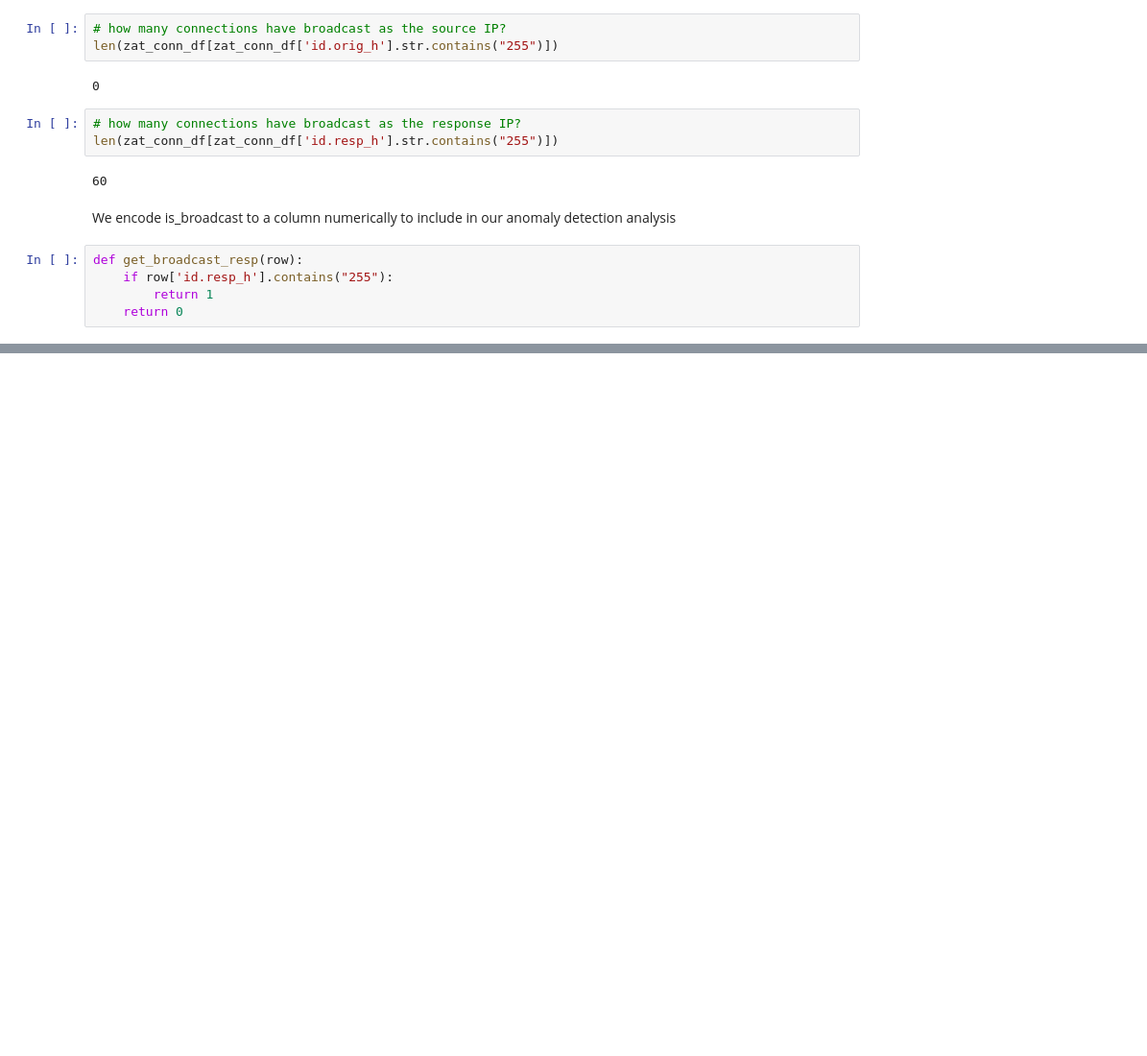
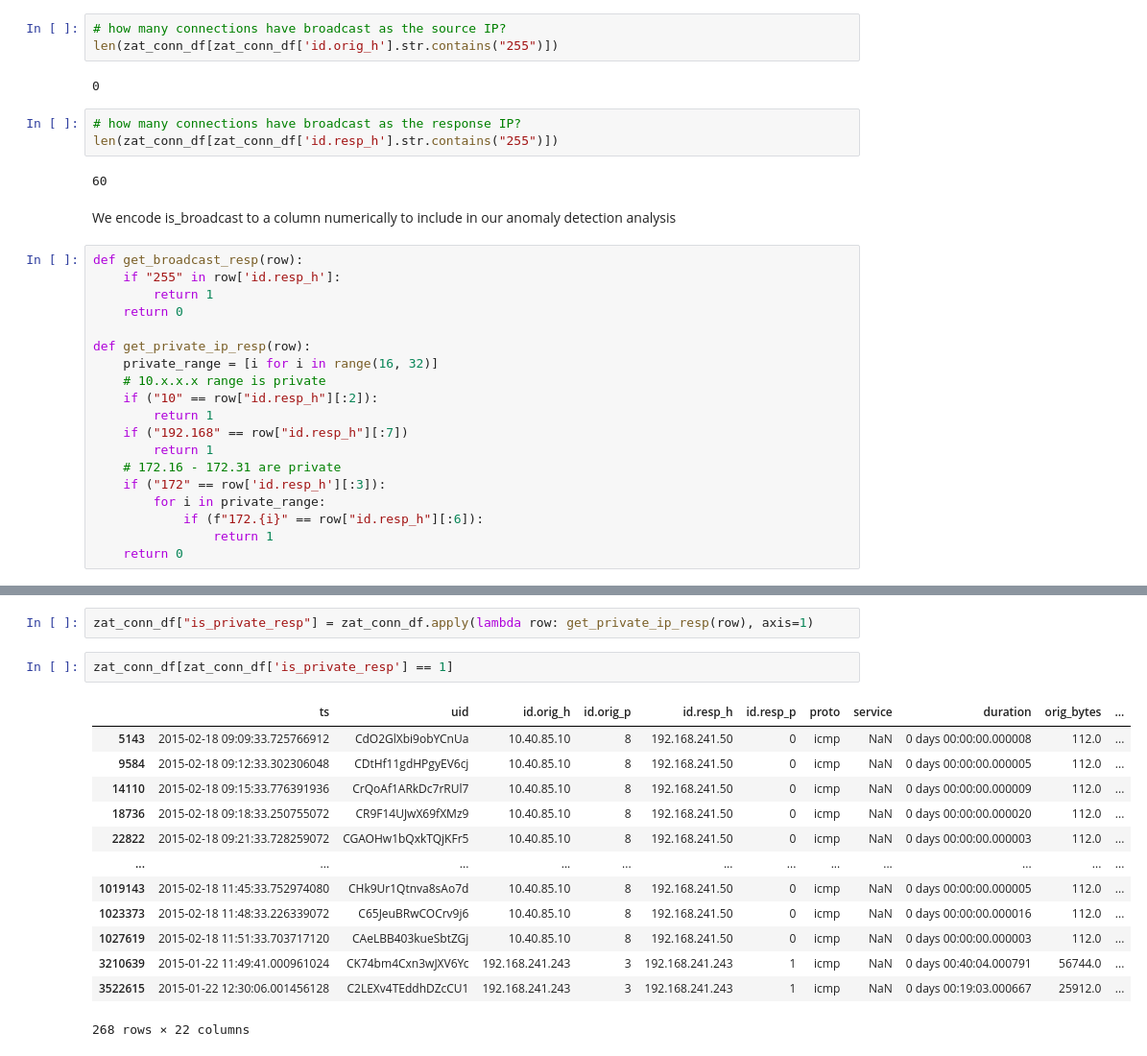
Before and after one commit to diego-lopez8/unsw_nb15_analysis_zeek, a Jupyter notebook: notebooks/data_exploration.ipynb, the cells around one changed output, grey strips where cells are left out. Shown: that part at 96% size. Saved outputs shown, nothing was run; the diff lists cells and outputs as text; blank space fills up the shorter version.

Commit message:
added private ip feature engineering

```diff
--- a/notebooks/data_exploration.ipynb
+++ b/notebooks/data_exploration.ipynb
@@ -184,10 +184,24 @@ len(zat_conn_df[zat_conn_df['id.resp_h'].str.contains("255")])
 60
 # %% [markdown]
 We encode is_broadcast to a column numerically to include in our anomaly detection analysis
-# %%
-def get_broadcast_resp(row):
-    if row['id.resp_h'].contains("255"):
-        return 1
-    return 0
+# %%
+def get_broadcast_resp(row):
+    if "255" in row['id.resp_h']:
+        return 1
+    return 0
+
+def get_private_ip_resp(row):
+    private_range = [i for i in range(16, 32)]
+    # 10.x.x.x range is private
+    if ("10" == row["id.resp_h"][:2]):
+        return 1
+    if ("192.168" == row["id.resp_h"][:7])
+        return 1
+    # 172.16 - 172.31 are private
+    if ("172" == row['id.resp_h'][:3]):
+        for i in private_range:
+            if (f"172.{i}" == row["id.resp_h"][:6]):
+                return 1
+    return 0
 # %%
 zat_conn_df["is_broadcast_resp"] = zat_conn_df.apply(lambda row: get_broadcast_resp(row), axis=1)
@@ -195,0 +215,18 @@ AttributeError: 'str' object has no attribute 'contains'
+# %%
+zat_conn_df["is_private_resp"] = zat_conn_df.apply(lambda row: get_private_ip_resp(row), axis=1)
+# %%
+zat_conn_df[zat_conn_df['is_private_resp'] == 1]
+# %% [output]
+|  | ts | uid | id.orig_h | id.orig_p | id.resp_h | id.resp_p | proto | service | duration | orig_bytes | ... |
+| 5143 | 2015-02-18 09:09:33.725766912 | CdO2GlXbi9obYCnUa | 10.40.85.10 | 8 | 192.168.241.50 | 0 | icmp | NaN | 0 days 00:00:00.000008 | 112.0 | ... |
+| 9584 | 2015-02-18 09:12:33.302306048 | CDtHf11gdHPgyEV6cj | 10.40.85.10 | 8 | 192.168.241.50 | 0 | icmp | NaN | 0 days 00:00:00.000005 | 112.0 | ... |
+| 14110 | 2015-02-18 09:15:33.776391936 | CrQoAf1ARkDc7rRUl7 | 10.40.85.10 | 8 | 192.168.241.50 | 0 | icmp | NaN | 0 days 00:00:00.000009 | 112.0 | ... |
+| 18736 | 2015-02-18 09:18:33.250755072 | CR9F14UJwX69fXMz9 | 10.40.85.10 | 8 | 192.168.241.50 | 0 | icmp | NaN | 0 days 00:00:00.000020 | 112.0 | ... |
+| 22822 | 2015-02-18 09:21:33.728259072 | CGAOHw1bQxkTQjKFr5 | 10.40.85.10 | 8 | 192.168.241.50 | 0 | icmp | NaN | 0 days 00:00:00.000003 | 112.0 | ... |
+| ... | ... | ... | ... | ... | ... | ... | ... | ... | ... | ... | ... |
+| 1019143 | 2015-02-18 11:45:33.752974080 | CHk9Ur1Qtnva8sAo7d | 10.40.85.10 | 8 | 192.168.241.50 | 0 | icmp | NaN | 0 days 00:00:00.000005 | 112.0 | ... |
+| 1023373 | 2015-02-18 11:48:33.226339072 | C65JeuBRwCOCrv9j6 | 10.40.85.10 | 8 | 192.168.241.50 | 0 | icmp | NaN | 0 days 00:00:00.000016 | 112.0 | ... |
+| 1027619 | 2015-02-18 11:51:33.703717120 | CAeLBB403kueSbtZGj | 10.40.85.10 | 8 | 192.168.241.50 | 0 | icmp | NaN | 0 days 00:00:00.000003 | 112.0 | ... |
+| 3210639 | 2015-01-22 11:49:41.000961024 | CK74bm4Cxn3wJXV6Yc | 192.168.241.243 | 3 | 192.168.241.243 | 1 | icmp | NaN | 0 days 00:40:04.000791 | 56744.0 | ... |
+| 3522615 | 2015-01-22 12:30:06.001456128 | C2LEXv4TEddhDZcCU1 | 192.168.241.243 | 3 | 192.168.241.243 | 1 | icmp | NaN | 0 days 00:19:03.000667 | 25912.0 | ... |
+268 rows × 22 columns
```
Also changed, not shown: parts of 3 cells of this notebook.
